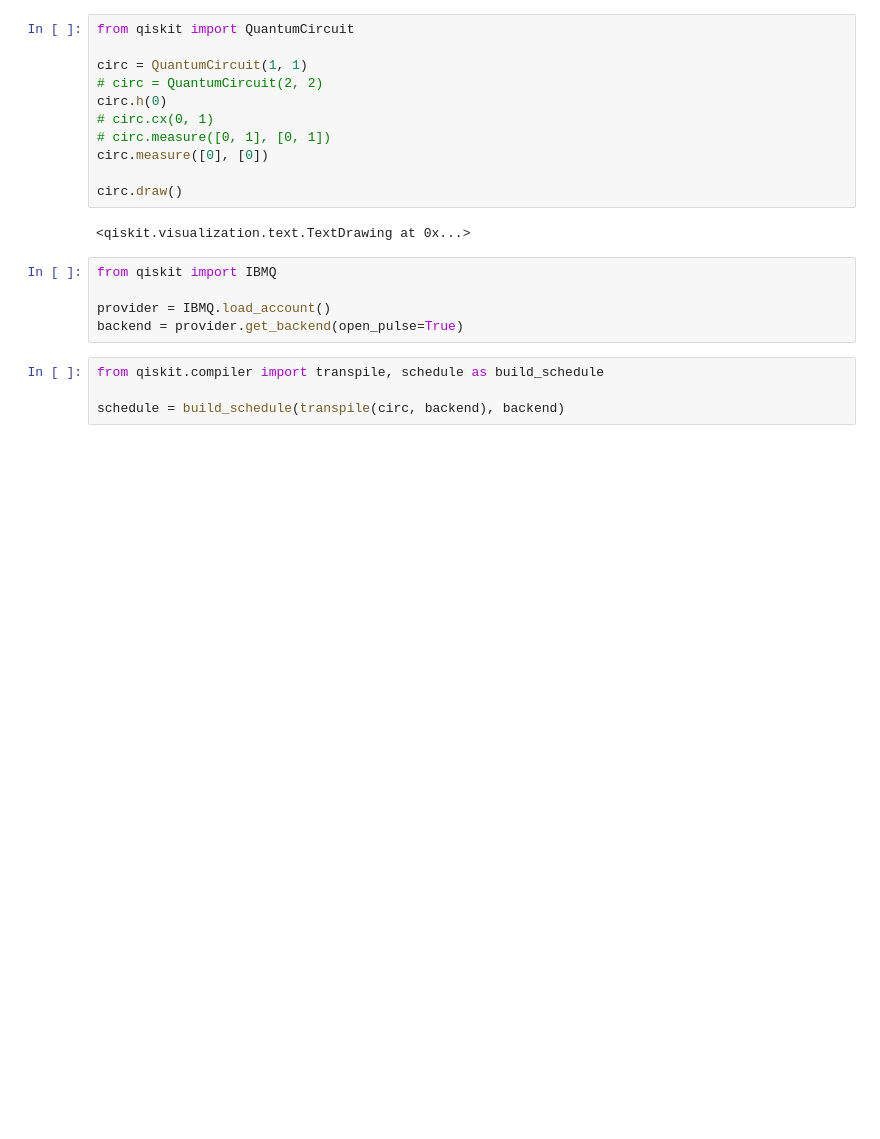
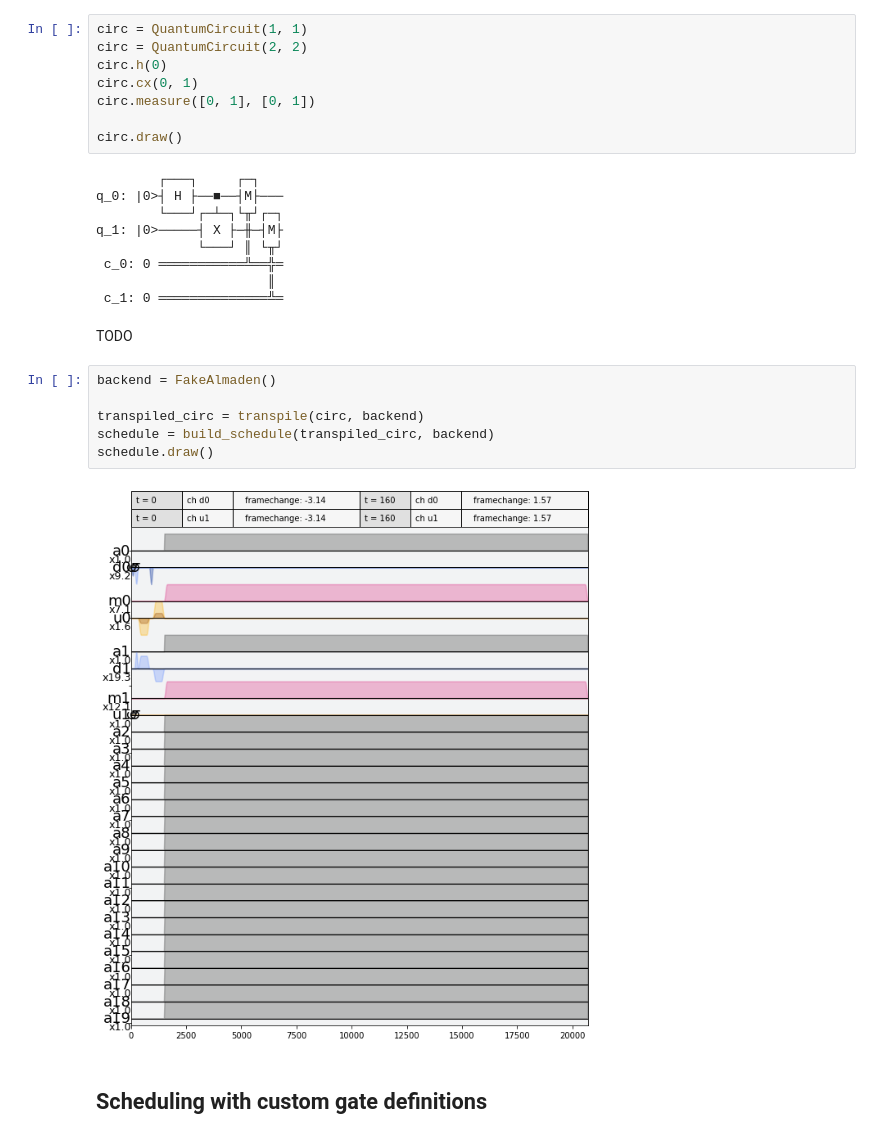
Before and after one commit to Qiskit/qiskit-tutorials, a Jupyter notebook: qiskit/advanced/terra/programming_with_pulses/pulse_scheduler.ipynb, the cells around one changed output. Cells and saved outputs as stored; diff of their text form; blank space fills up the shorter version.

Commit message:
Add Thomas' additions with paramtrized schedule, transpiling circuit, and building that circuit

```diff
--- a/qiskit/advanced/terra/programming_with_pulses/pulse_scheduler.ipynb
+++ b/qiskit/advanced/terra/programming_with_pulses/pulse_scheduler.ipynb
@@ -3,23 +12,30 @@
 # %%
-from qiskit import QuantumCircuit
-
 circ = QuantumCircuit(1, 1)
-# circ = QuantumCircuit(2, 2)
+circ = QuantumCircuit(2, 2)
 circ.h(0)
-# circ.cx(0, 1)
-# circ.measure([0, 1], [0, 1])
-circ.measure([0], [0])
+circ.cx(0, 1)
+circ.measure([0, 1], [0, 1])
 
 circ.draw()
 # %% [output]
-<qiskit.visualization.text.TextDrawing at 0x...>
+        ┌───┐     ┌─┐
+q_0: |0>┤ H ├──■──┤M├───
+        └───┘┌─┴─┐└╥┘┌─┐
+q_1: |0>─────┤ X ├─╫─┤M├
+             └───┘ ║ └╥┘
+ c_0: 0 ═══════════╩══╬═
+                      ║
+ c_1: 0 ══════════════╩═
-# %%
-from qiskit import IBMQ
-
-provider = IBMQ.load_account()
-backend = provider.get_backend(open_pulse=True)
-# %%
-from qiskit.compiler import transpile, schedule as build_schedule
-
-schedule = build_schedule(transpile(circ, backend), backend)
+# %% [markdown]
+TODO
+# %%
+backend = FakeAlmaden()
+
+transpiled_circ = transpile(circ, backend)
+schedule = build_schedule(transpiled_circ, backend)
+schedule.draw()
+# %% [output]
+[figure, added]
+# %% [markdown]
+## Scheduling with custom gate definitions
 # %%
```
Also changed, not shown: parts of 12 cells of this notebook, 1 other file.
